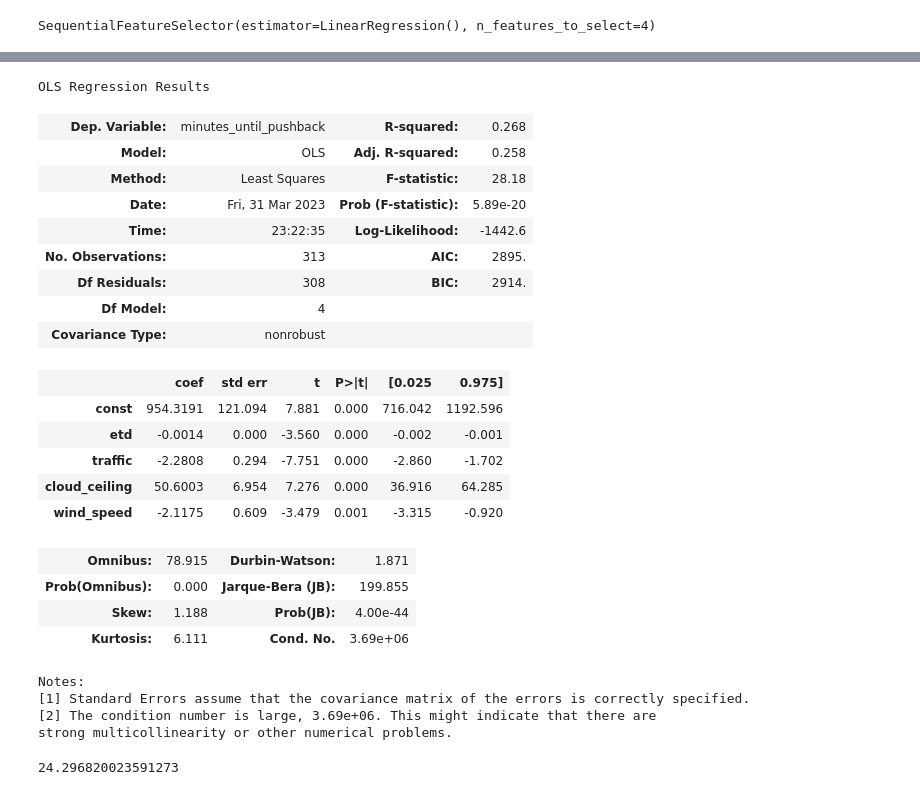
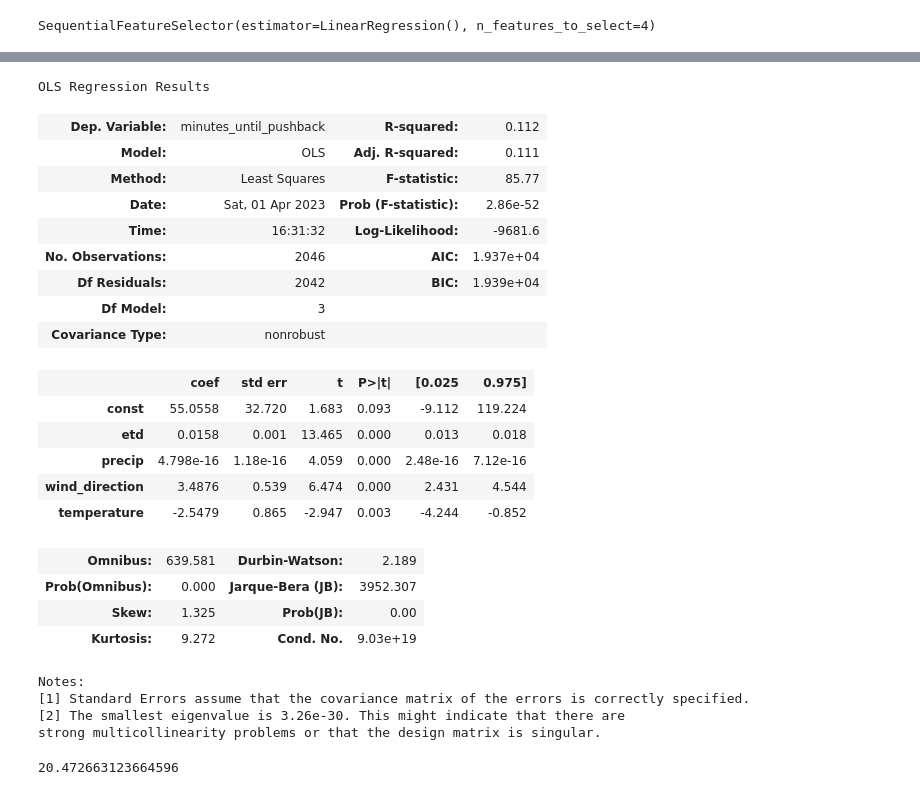
Before and after one commit to sjo1403/driven_data_pushback, a Jupyter notebook: model1.ipynb, the cells around one changed output, grey strips where cells are left out. Drawn from its saved outputs; the diff is of its cells as text; code cells hidden in the pictures.

Commit message:
Add files via upload
created more models

```diff
--- a/model1.ipynb
+++ b/model1.ipynb
@@ -72,15 +53,19 @@ etd.head(5)
 # %% [markdown]
 ## MFS
 # %%
-# TODO
+def read_mfs():
+    etd = pd.read_csv(
+        DATA_DIRECTORY / airport / f"{airport}_mfs.csv.bz2"
+    )
+    return etd
 # %% [markdown]
 # Initial Model, Linear Regression
 # %%
 submission_format = pd.read_csv(
-    DATA_DIRECTORY / "test_labels.csv", parse_dates=["timestamp"]
+    "code execution development data/test_labels.csv", parse_dates=["timestamp"]
 )
 # %%
-df = submission_format[submission_format.airport == airport]
+df = submission_format
 df.head(5)
 # %% [output]
 |  | gufi | timestamp | airport | minutes_until_pushback |
@@ -156,6 +124,9 @@ def filter_etd(current_time):
     #etd data
     valid_etd = etd.loc[(etd.timestamp <= current_time)
                     & (etd.timestamp > valid_time)
-                    & (etd.gufi == row.gufi)]
-    return (valid_etd.iloc[-1].departure_runway_estimated_time - current_time).total_seconds()
+                    & (etd.gufi == df.loc[i].gufi)]
+    try:
+        return (valid_etd.iloc[-1].departure_runway_estimated_time - current_time).total_seconds()
+    except:
+        return 3600
 # %%
@@ -341,42 +303,43 @@ array(['etd', 'traffic', 'cloud_ceiling', 'wind_speed'], dtype=object)
 # %%
 # re-fit model
-X = df[['etd', 'traffic', 'cloud_ceiling', 'wind_speed']]
+X = df[['etd', 'precip', 'wind_direction', 'temperature']]
 X = sm.add_constant(X)
 
 model2 = sm.OLS(Y,X).fit()
 model2.summary()
 # %% [output]
 OLS Regression Results
-| Dep. Variable: | minutes_until_pushback | R-squared: | 0.268 |
-| Model: | OLS | Adj. R-squared: | 0.258 |
-| Method: | Least Squares | F-statistic: | 28.18 |
-| Date: | Fri, 31 Mar 2023 | Prob (F-statistic): | 5.89e-20 |
-| Time: | 23:22:35 | Log-Likelihood: | -1442.6 |
-| No. Observations: | 313 | AIC: | 2895. |
-| Df Residuals: | 308 | BIC: | 2914. |
-| Df Model: | 4 |  |  |
+| Dep. Variable: | minutes_until_pushback | R-squared: | 0.112 |
+| Model: | OLS | Adj. R-squared: | 0.111 |
+| Method: | Least Squares | F-statistic: | 85.77 |
+| Date: | Sat, 01 Apr 2023 | Prob (F-statistic): | 2.86e-52 |
+| Time: | 16:31:32 | Log-Likelihood: | -9681.6 |
+| No. Observations: | 2046 | AIC: | 1.937e+04 |
+| Df Residuals: | 2042 | BIC: | 1.939e+04 |
+| Df Model: | 3 |  |  |
 | Covariance Type: | nonrobust |  |  |
 |  | coef | std err | t | P>|t| | [0.025 | 0.975] |
-| const | 954.3191 | 121.094 | 7.881 | 0.000 | 716.042 | 1192.596 |
-| etd | -0.0014 | 0.000 | -3.560 | 0.000 | -0.002 | -0.001 |
-| traffic | -2.2808 | 0.294 | -7.751 | 0.000 | -2.860 | -1.702 |
-| cloud_ceiling | 50.6003 | 6.954 | 7.276 | 0.000 | 36.916 | 64.285 |
-| wind_speed | -2.1175 | 0.609 | -3.479 | 0.001 | -3.315 | -0.920 |
+| const | 55.0558 | 32.720 | 1.683 | 0.093 | -9.112 | 119.224 |
+| etd | 0.0158 | 0.001 | 13.465 | 0.000 | 0.013 | 0.018 |
+| precip | 4.798e-16 | 1.18e-16 | 4.059 | 0.000 | 2.48e-16 | 7.12e-16 |
+| wind_direction | 3.4876 | 0.539 | 6.474 | 0.000 | 2.431 | 4.544 |
+| temperature | -2.5479 | 0.865 | -2.947 | 0.003 | -4.244 | -0.852 |
-| Omnibus: | 78.915 | Durbin-Watson: | 1.871 |
-| Prob(Omnibus): | 0.000 | Jarque-Bera (JB): | 199.855 |
-| Skew: | 1.188 | Prob(JB): | 4.00e-44 |
-| Kurtosis: | 6.111 | Cond. No. | 3.69e+06 |
+| Omnibus: | 639.581 | Durbin-Watson: | 2.189 |
+| Prob(Omnibus): | 0.000 | Jarque-Bera (JB): | 3952.307 |
+| Skew: | 1.325 | Prob(JB): | 0.00 |
+| Kurtosis: | 9.272 | Cond. No. | 9.03e+19 |
 Notes:
 [1] Standard Errors assume that the covariance matrix of the errors is correctly specified.
-[2] The condition number is large, 3.69e+06. This might indicate that there are
-strong multicollinearity or other numerical problems.
+[2] The smallest eigenvalue is 3.26e-30. This might indicate that there are
+strong multicollinearity problems or that the design matrix is singular.
 # %%
-# re-calculate rmse
-ypred = round(model2.predict(X))
-RMSE = rmse(Y, ypred)
-RMSE
+# re-calculate MAE
+from sklearn.metrics import mean_absolute_error as mae
+ypred = model.predict()
+MAE = mae(Y, ypred)
+MAE
 # %% [output]
-24.296820023591273
+20.472663123664596
 # %%
 # re-check for multicollinearity
 from statsmodels.stats.outliers_influence import variance_inflation_factor
```
Also changed, not shown: parts of 18 cells of this notebook, 2 other files.
